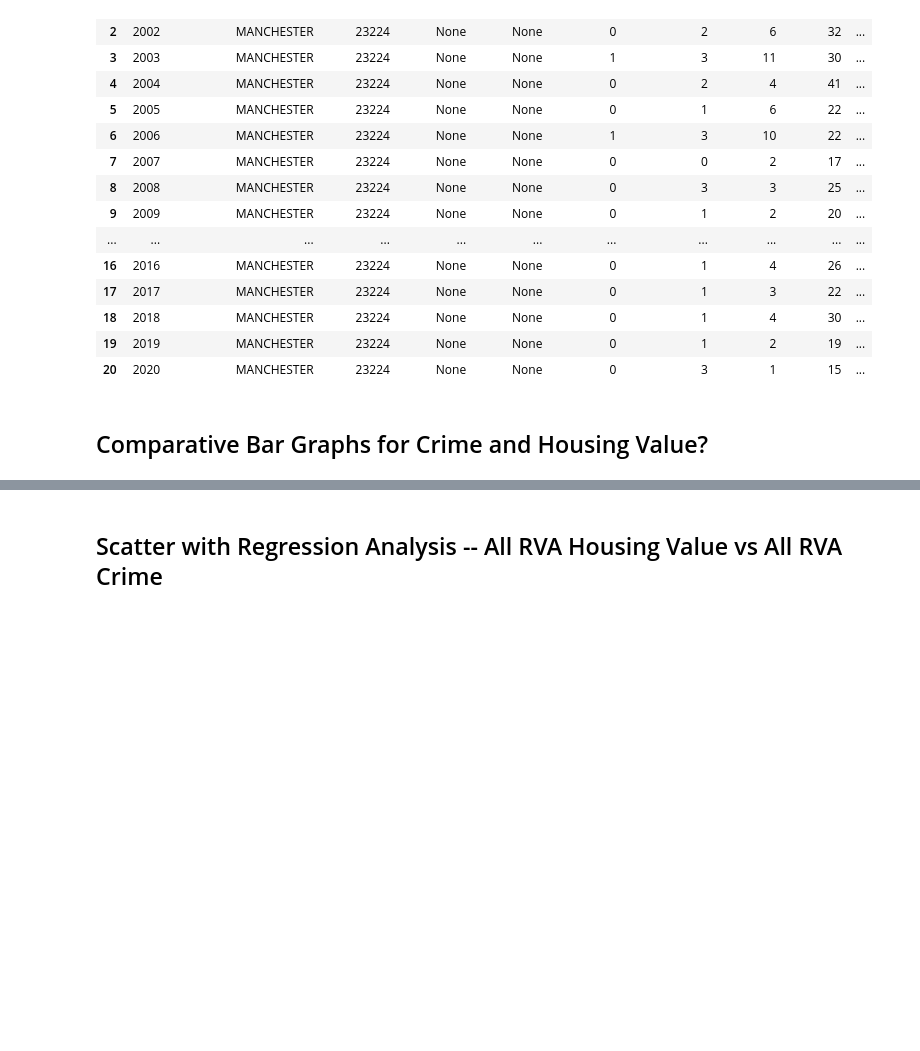
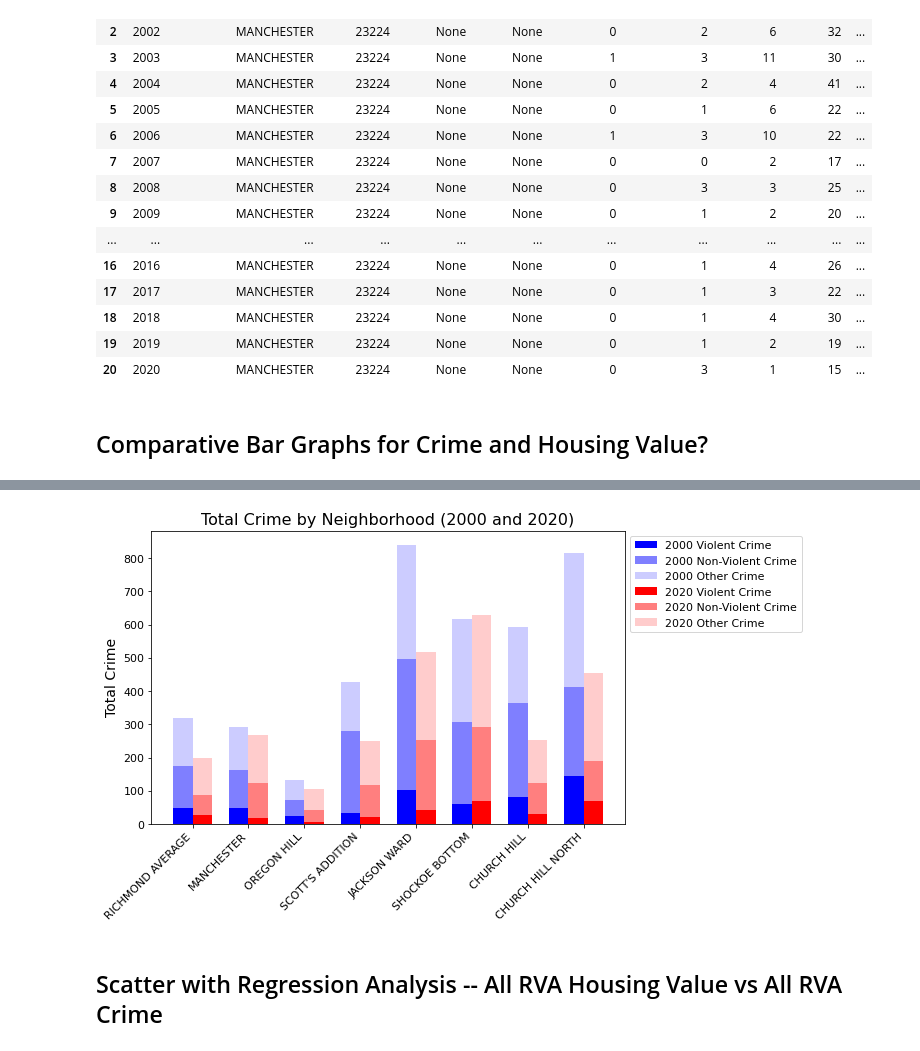
Before and after one commit to anguloag/Gentrification-in-Richmond, a Jupyter notebook: sociotracker_graphs_working.ipynb, the cells around one changed output, grey strips where cells are left out. Cells and saved outputs as stored; diff of their text form; code cells hidden in the pictures; blank space fills up the shorter version.

Commit message:
finished graphs

```diff
--- a/sociotracker_graphs_working.ipynb
+++ b/sociotracker_graphs_working.ipynb
@@ -20,7 +20,10 @@ jackson_ward_data = pd.read_csv("Output/jackson_ward2.csv")
 shockoe_bottom_data = pd.read_csv("Output/shockoe_bottom2.csv")
 church_hill_data = pd.read_csv("Output/church_hill2.csv")
 church_hill_north_data = pd.read_csv("Output/church_hill_north2.csv")
-crimeType_data = pd.read_csv("Output/crime_type_data.csv")
+crimeType_data = pd.read_csv("Output/crime_type_data2.csv")
+scatter_data = pd.read_csv("Output/scatter_data.csv")
+scatter_data2 = pd.read_csv("Output/scatter_data2.csv")
+percent_Change_data = pd.read_csv("Output/percent_change.csv")
 
 # Combine the data into a single dataset ?????
 #combined_data = pd.merge(x_data, y_data, how='left', on=['COLUMN NAME'])
@@ -124,3 +127,10 @@ Index(['YEAR', 'NEIGHBORHOOD_NAME', 'ZIPCODE_1', 'ZIPCODE_2', 'ZIPCODE_3',
 | 20 | 2020 | MANCHESTER | 23224 | None | None | 0 | 3 | 1 | 15 | ... |
 # %% [markdown]
 ## Comparative Bar Graphs for Crime and Housing Value?
+# %%
+print(crimeType_data.columns)
+crimeType_data
+
+crimeType_data = crimeType_data[['YEAR', 'NEIGHBORHOOD_NAME', 'VIOLENT_CRIME', 'NON-VIOLENT_CRIME', 'OTHER']]
+
+crimeType_data
@@ -127,5 +158,56 @@ Index(['YEAR', 'NEIGHBORHOOD_NAME', 'ZIPCODE_1', 'ZIPCODE_2', 'ZIPCODE_3',
 # %%
 # can make stacked bar graph (type of crime as segments) for each neighborhood?
 ### using data at 2000 and 2020?
+
+plt.rcParams.update({'font.size': 11})
+
+labels = crimeType_data['NEIGHBORHOOD_NAME'].unique()
+
+year2000 = crimeType_data[crimeType_data['YEAR'] == 2000].set_index('NEIGHBORHOOD_NAME')
+year2000_fix = year2000[['VIOLENT_CRIME','NON-VIOLENT_CRIME','OTHER']]
+#print(year2000_fix)
+year2020 = crimeType_data[crimeType_data['YEAR'] == 2020].set_index('NEIGHBORHOOD_NAME')
+year2020_fix = year2020[['VIOLENT_CRIME','NON-VIOLENT_CRIME','OTHER']]
+#print(year2020_fix)
+
+fig = plt.subplots(1, figsize=(10,6))
+
+bar_width = 0.35
+Y2000_bar_positions = np.arange(len(year2000.index))
+Y2020_bar_positions = Y2000_bar_positions + bar_width
+
+violentCrime_2000_bar = plt.bar(Y2000_bar_positions, year2000_fix['VIOLENT_CRIME'],
+                                bar_width, label='2000 Violent Crime', color='b')
+
+nonviolentCrime_2000_bar = plt.bar(Y2000_bar_positions, year2000_fix['NON-VIOLENT_CRIME'],
+                                   bar_width, bottom=year2000_fix['VIOLENT_CRIME'],
+                                   label='2000 Non-Violent Crime', color='b', alpha=.50)
+
+otherCrime_2000_bar = plt.bar(Y2000_bar_positions, year2000_fix['OTHER'],
+                              bar_width, bottom=year2000_fix['VIOLENT_CRIME']+(year2000_fix['NON-VIOLENT_CRIME']),
+                              label='2000 Other Crime', color='b', alpha=.20)
+
+violentCrime_2020_bar = plt.bar(Y2020_bar_positions, year2020_fix['VIOLENT_CRIME'],
+                                bar_width, label='2020 Violent Crime', color='r')
+
+nonviolentCrime_2020_bar = plt.bar(Y2020_bar_positions, year2020_fix['NON-VIOLENT_CRIME'],
+                                   bar_width, bottom=year2020_fix['VIOLENT_CRIME'],
+                                   label='2020 Non-Violent Crime', color='r', alpha=.50)
+
+otherCrime_2020_bar = plt.bar(Y2020_bar_positions, year2020_fix['OTHER'],
+                              bar_width, bottom=year2020_fix['VIOLENT_CRIME']+(year2020_fix['NON-VIOLENT_CRIME']),
+                              label='2020 Other Crime', color='r', alpha=.20)
+
+# Add some text for labels, title and custom x-axis tick labels, etc.
+plt.xticks(Y2000_bar_positions+(bar_width/2), labels=labels, rotation=45, ha='right')
+plt.ylabel('Total Crime', fontsize=14)
+plt.title('Total Crime by Neighborhood (2000 and 2020)', fontsize=16)
+plt.legend(bbox_to_anchor=(1,1), loc='upper left', ncol=1)
+plt.tight_layout()
+
+plt.savefig('Output/Images/TotalCrimebyNeighborhood_boxplot.png')
+plt.show()
+# %% [output]
+[figure, added]
 # %% [markdown]
 ## Scatter with Regression Analysis -- All RVA Housing Value vs All RVA Crime
```
Also changed, not shown: parts of 12 cells of this notebook, 17 other files.
